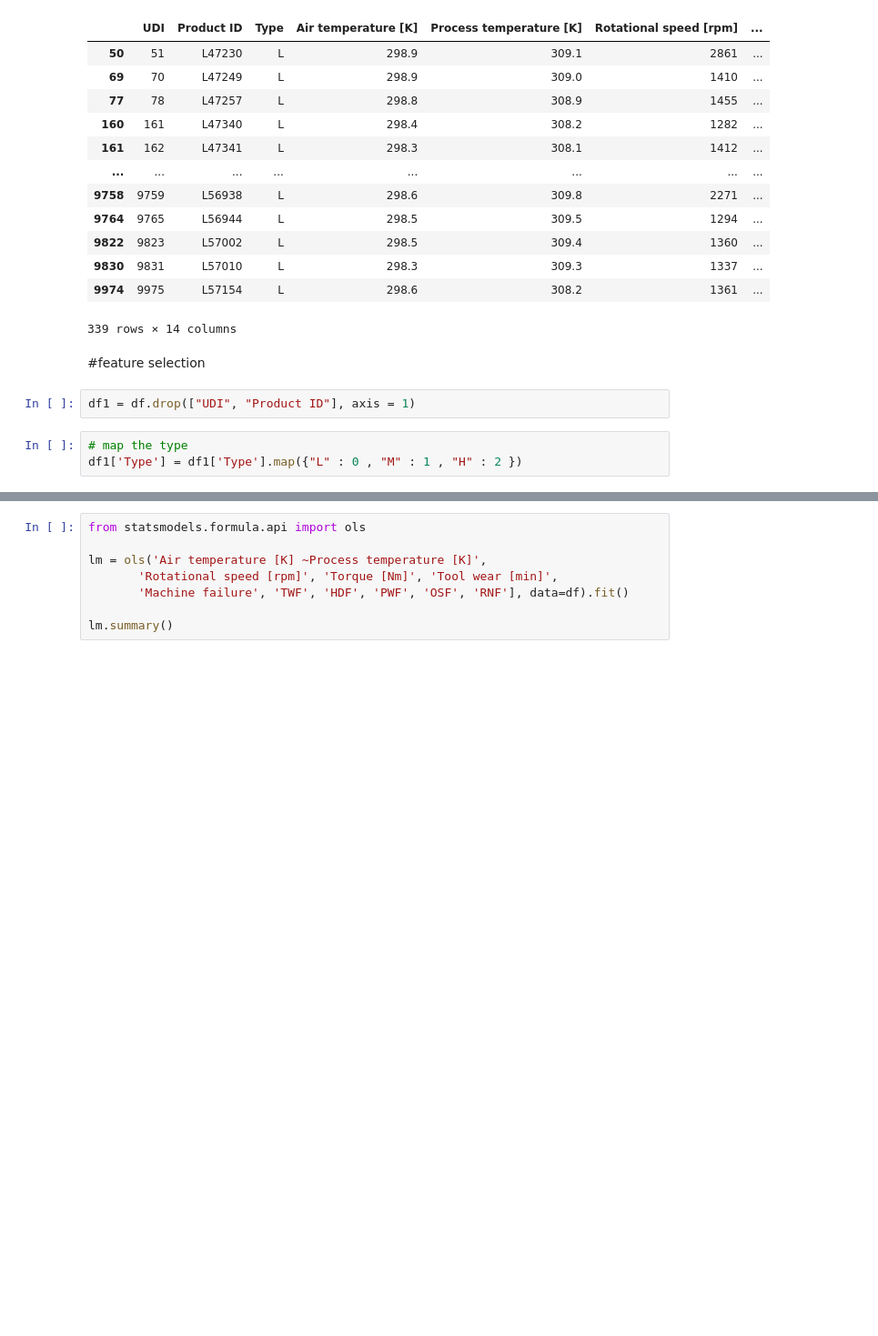
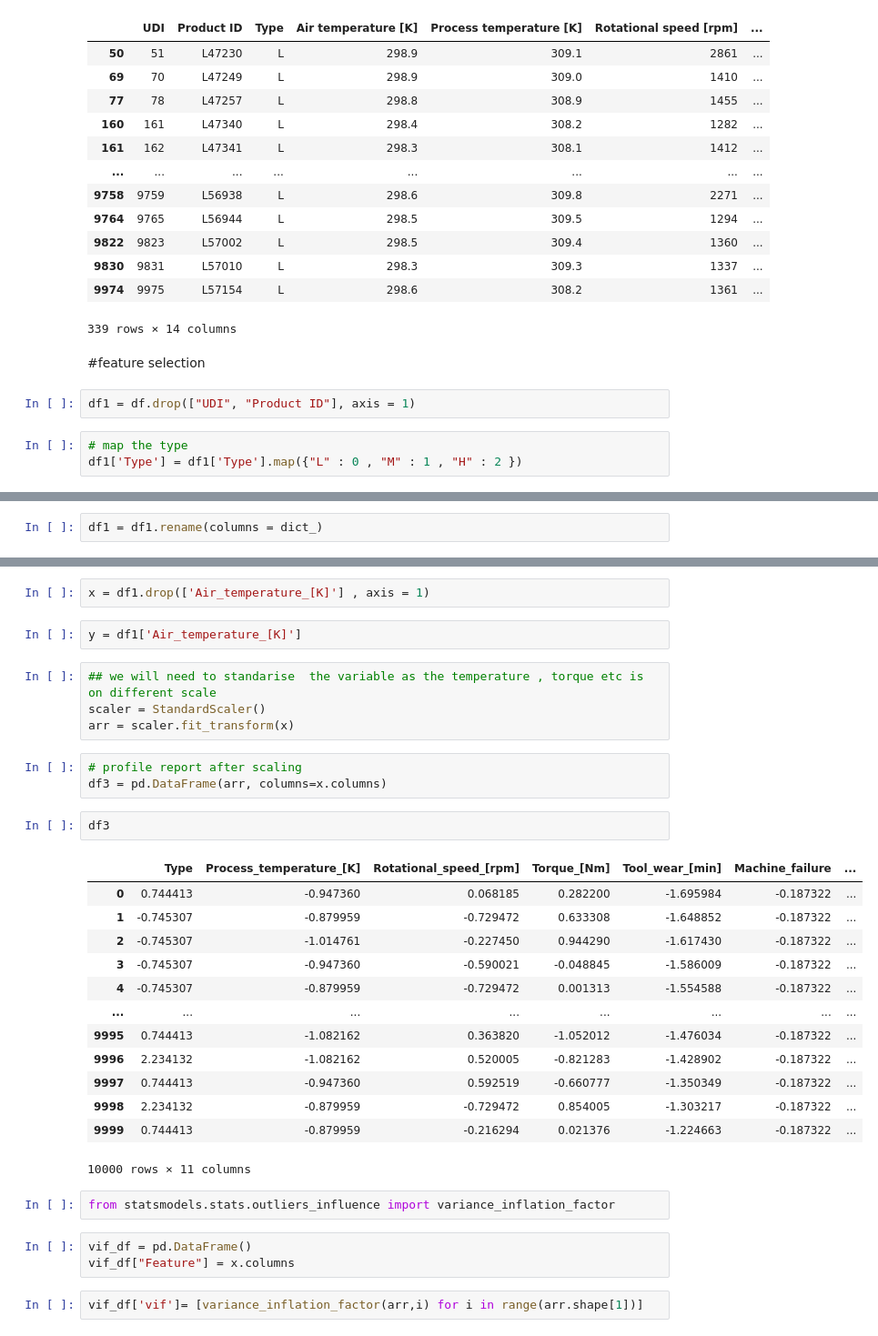
Before and after one commit to pk1308/PredictiveMaintenance, a Jupyter notebook: First_try.ipynb, the cells around one changed output, grey strips where cells are left out. Shown at 91% size. Drawn from its saved outputs; the diff is of its cells as text; blank space fills up the shorter version.

```diff
--- a/First_try.ipynb
+++ b/First_try.ipynb
@@ -61,3 +65,5 @@ df1['Type'] = df1['Type'].map({"L" : 0 , "M" : 1 , "H" : 2 })
+# %%
+df1 = df1.rename(columns = dict_)
 # %%
 df1.columns
 # %% [output]
@@ -76,8 +74,34 @@ SyntaxError: invalid syntax (<unknown>, line 1)
-# %%
-from statsmodels.formula.api import ols
-
-lm = ols('Air temperature [K] ~Process temperature [K]',
-       'Rotational speed [rpm]', 'Torque [Nm]', 'Tool wear [min]',
-       'Machine failure', 'TWF', 'HDF', 'PWF', 'OSF', 'RNF'], data=df).fit()
-
-lm.summary()
+# %%
+x = df1.drop(['Air_temperature_[K]'] , axis = 1)
+# %%
+y = df1['Air_temperature_[K]']
+# %%
+## we will need to standarise  the variable as the temperature , torque etc is on different scale
+scaler = StandardScaler()
+arr = scaler.fit_transform(x)
+# %%
+# profile report after scaling
+df3 = pd.DataFrame(arr, columns=x.columns)
+# %%
+df3
+# %% [output]
+|  | Type | Process_temperature_[K] | Rotational_speed_[rpm] | Torque_[Nm] | Tool_wear_[min] | Machine_failure | ... |
+| 0 | 0.744413 | -0.947360 | 0.068185 | 0.282200 | -1.695984 | -0.187322 | ... |
+| 1 | -0.745307 | -0.879959 | -0.729472 | 0.633308 | -1.648852 | -0.187322 | ... |
+| 2 | -0.745307 | -1.014761 | -0.227450 | 0.944290 | -1.617430 | -0.187322 | ... |
+| 3 | -0.745307 | -0.947360 | -0.590021 | -0.048845 | -1.586009 | -0.187322 | ... |
+| 4 | -0.745307 | -0.879959 | -0.729472 | 0.001313 | -1.554588 | -0.187322 | ... |
+| ... | ... | ... | ... | ... | ... | ... | ... |
+| 9995 | 0.744413 | -1.082162 | 0.363820 | -1.052012 | -1.476034 | -0.187322 | ... |
+| 9996 | 2.234132 | -1.082162 | 0.520005 | -0.821283 | -1.428902 | -0.187322 | ... |
+| 9997 | 0.744413 | -0.947360 | 0.592519 | -0.660777 | -1.350349 | -0.187322 | ... |
+| 9998 | 2.234132 | -0.879959 | -0.729472 | 0.854005 | -1.303217 | -0.187322 | ... |
+| 9999 | 0.744413 | -0.879959 | -0.216294 | 0.021376 | -1.224663 | -0.187322 | ... |
+10000 rows × 11 columns
+# %%
+from statsmodels.stats.outliers_influence import variance_inflation_factor
+# %%
+vif_df = pd.DataFrame()
+vif_df["Feature"] = x.columns
+# %%
+vif_df['vif']= [variance_inflation_factor(arr,i) for i in range(arr.shape[1])]
```
Also changed, not shown: parts of 20 cells of this notebook, 1 other file.
